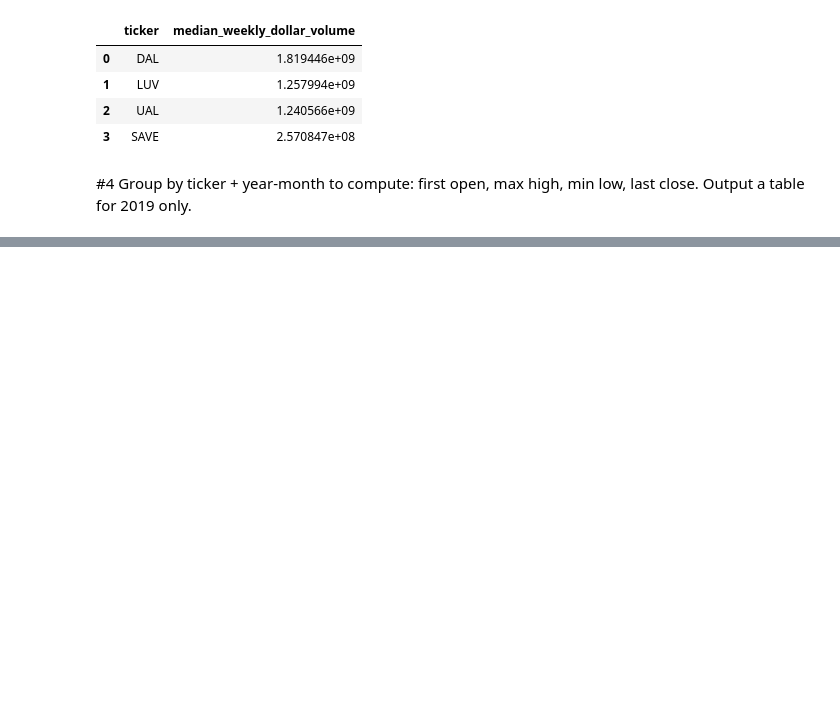
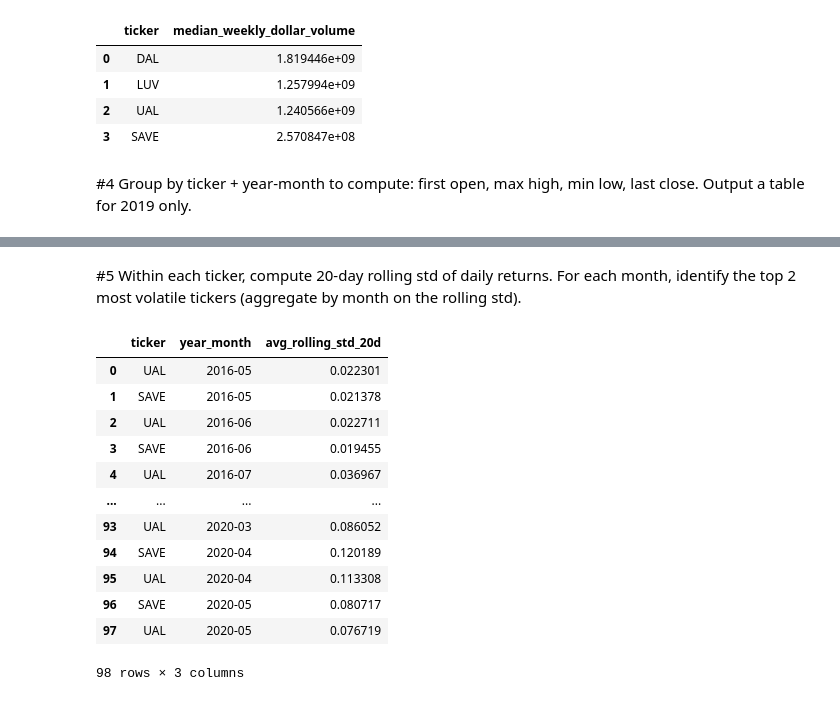
Before and after one commit to Medha-Subramaniyan/airlineStocks_dA, a Jupyter notebook: analysis.ipynb, the cells around one changed output, grey strips where cells are left out. Drawn from its saved outputs; the diff is of its cells as text; code cells hidden in the pictures; blank space fills up the shorter version.

```diff
--- a/analysis.ipynb
+++ b/analysis.ipynb
@@ -293,0 +359,63 @@ median_weekly_dv_ranked
+# %% [markdown]
+#5 Within each ticker, compute 20-day rolling std of daily returns. For each month, identify the top 2 most volatile tickers (aggregate by month on the rolling std).
+# %%
+# Convert Date to datetime if not already done
+compiled_df['Date'] = pd.to_datetime(compiled_df['Date'])
+
+# Create a list to store individual ticker data with returns
+ticker_data = []
+
+# Extract data for each ticker
+for ticker in ['DAL', 'LUV', 'SAVE', 'UAL']:
+    # Get the return column for this ticker
+    ret_col = f'ret_{ticker}'
+
+    # Create a DataFrame for this ticker
+    ticker_df = compiled_df[['Date', ret_col]].copy()
+    ticker_df['ticker'] = ticker
+    ticker_df['returns'] = ticker_df[ret_col]
+    ticker_df = ticker_df[['Date', 'ticker', 'returns']]
+
+    ticker_data.append(ticker_df)
+
+# Combine all ticker data
+all_tickers = pd.concat(ticker_data, ignore_index=True)
+
+# Add year-month column
+all_tickers['year_month'] = all_tickers['Date'].dt.to_period('M')
+
+# Sort by ticker and date for rolling calculations
+all_tickers = all_tickers.sort_values(['ticker', 'Date'])
+
+# Compute 20-day rolling standard deviation for each ticker
+all_tickers['rolling_std_20d'] = all_tickers.groupby('ticker')['returns'].rolling(
+    window=20, min_periods=1
+).std().reset_index(0, drop=True)
+
+# Group by ticker and year-month, compute mean of rolling std for each month
+monthly_volatility = all_tickers.groupby(['ticker', 'year_month'])['rolling_std_20d'].mean().reset_index()
+monthly_volatility.columns = ['ticker', 'year_month', 'avg_rolling_std_20d']
+
+# For each month, identify the top 2 most volatile tickers
+top_volatile_tickers = monthly_volatility.groupby('year_month').apply(
+    lambda x: x.nlargest(2, 'avg_rolling_std_20d')
+).reset_index(drop=True)
+
+# Sort by year_month and volatility (descending)
+top_volatile_tickers = top_volatile_tickers.sort_values(['year_month', 'avg_rolling_std_20d'], ascending=[True, False])
+
+top_volatile_tickers
+# %% [output]
+|  | ticker | year_month | avg_rolling_std_20d |
+| 0 | UAL | 2016-05 | 0.022301 |
+| 1 | SAVE | 2016-05 | 0.021378 |
+| 2 | UAL | 2016-06 | 0.022711 |
+| 3 | SAVE | 2016-06 | 0.019455 |
+| 4 | UAL | 2016-07 | 0.036967 |
+| ... | ... | ... | ... |
+| 93 | UAL | 2020-03 | 0.086052 |
+| 94 | SAVE | 2020-04 | 0.120189 |
+| 95 | UAL | 2020-04 | 0.113308 |
+| 96 | SAVE | 2020-05 | 0.080717 |
+| 97 | UAL | 2020-05 | 0.076719 |
+98 rows × 3 columns
```
Also changed, not shown: parts of 1 cell of this notebook.
